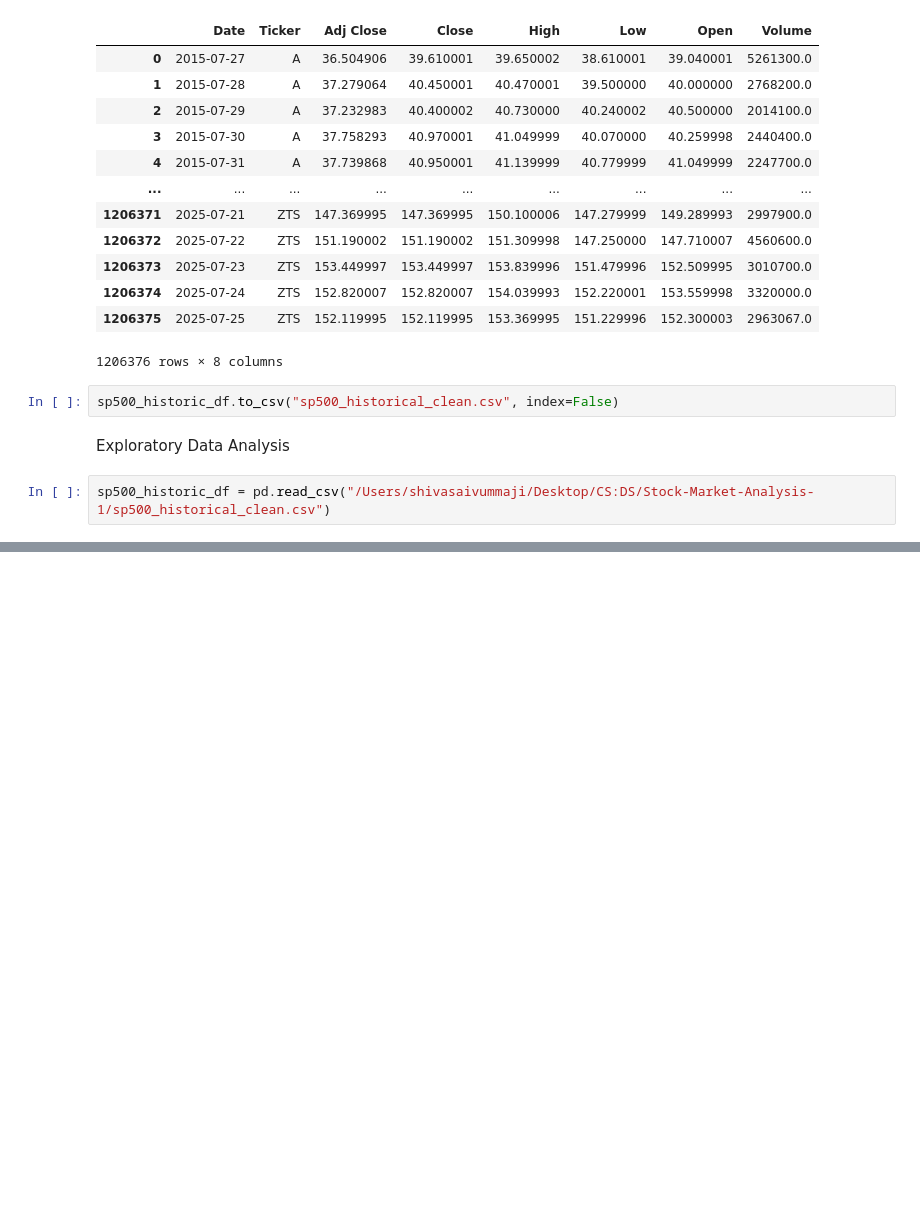
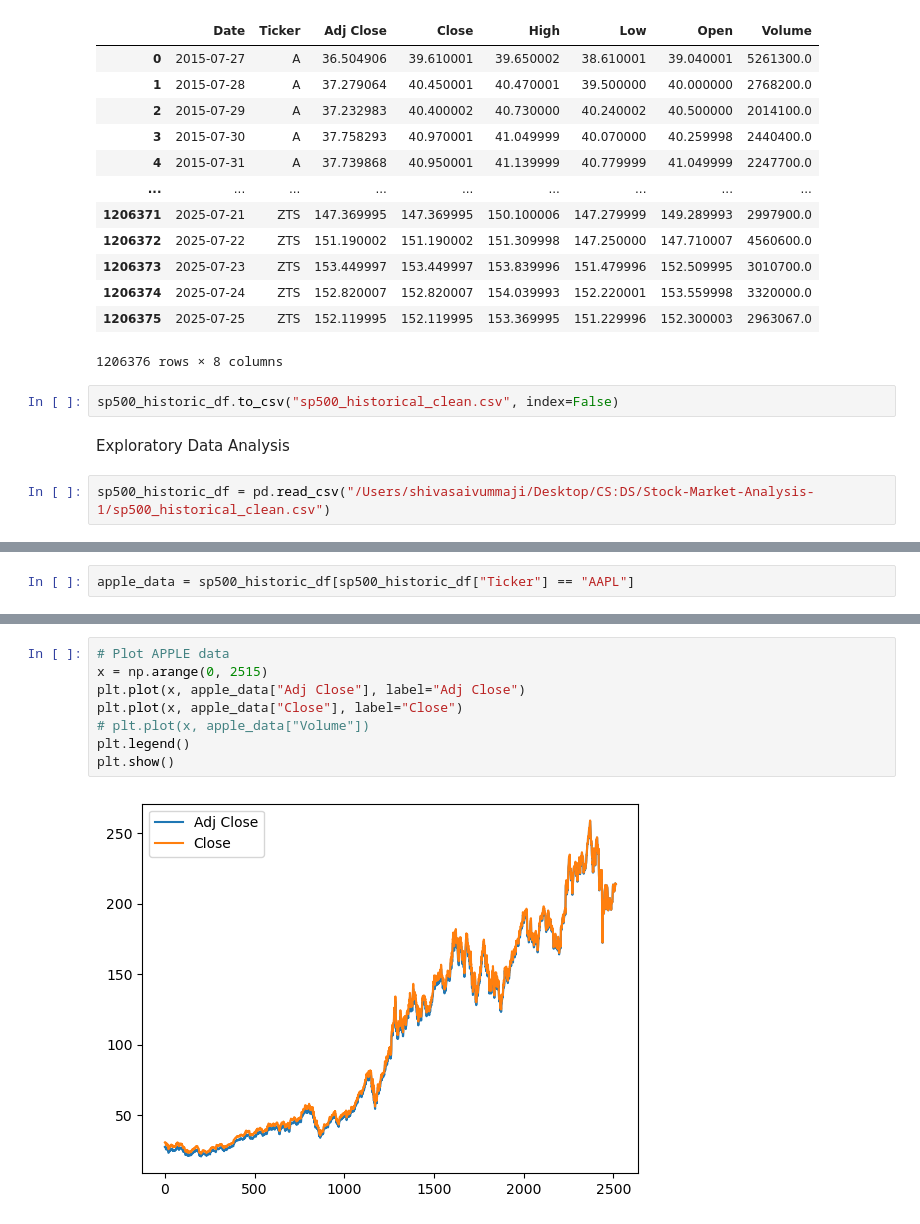
Before and after one commit to ShivaSaiV/Stock-Market-Analysis, a Jupyter notebook: eda.ipynb, the cells around one changed output, grey strips where cells are left out. Cells and saved outputs as stored; diff of their text form; blank space fills up the shorter version.

```diff
--- a/eda.ipynb
+++ b/eda.ipynb
@@ -145,0 +162,2 @@ sp500_historic_df = pd.read_csv("/Users/shivasaivummaji/Desktop/CS:DS/Stock-Mark
+# %%
+apple_data = sp500_historic_df[sp500_historic_df["Ticker"] == "AAPL"]
@@ -145,0 +180,10 @@ sp500_historic_df = pd.read_csv("/Users/shivasaivummaji/Desktop/CS:DS/Stock-Mark
+# %%
+# Plot APPLE data
+x = np.arange(0, 2515)
+plt.plot(x, apple_data["Adj Close"], label="Adj Close")
+plt.plot(x, apple_data["Close"], label="Close")
+# plt.plot(x, apple_data["Volume"])
+plt.legend()
+plt.show()
+# %% [output]
+[figure, added]
```
Also changed, not shown: parts of 7 cells of this notebook.
